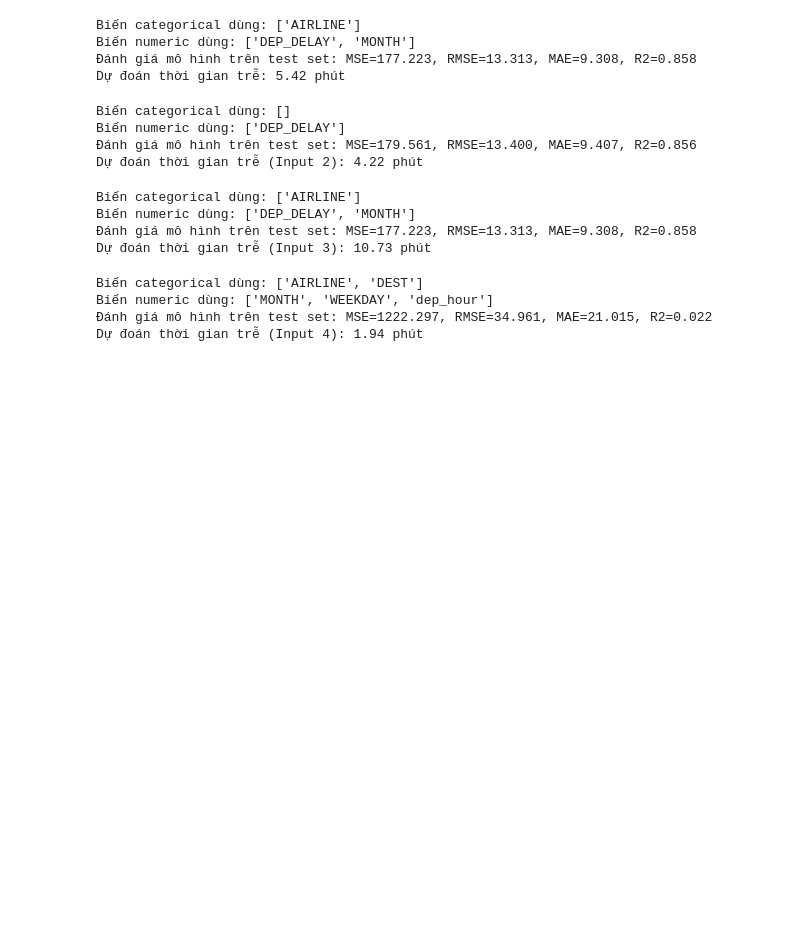
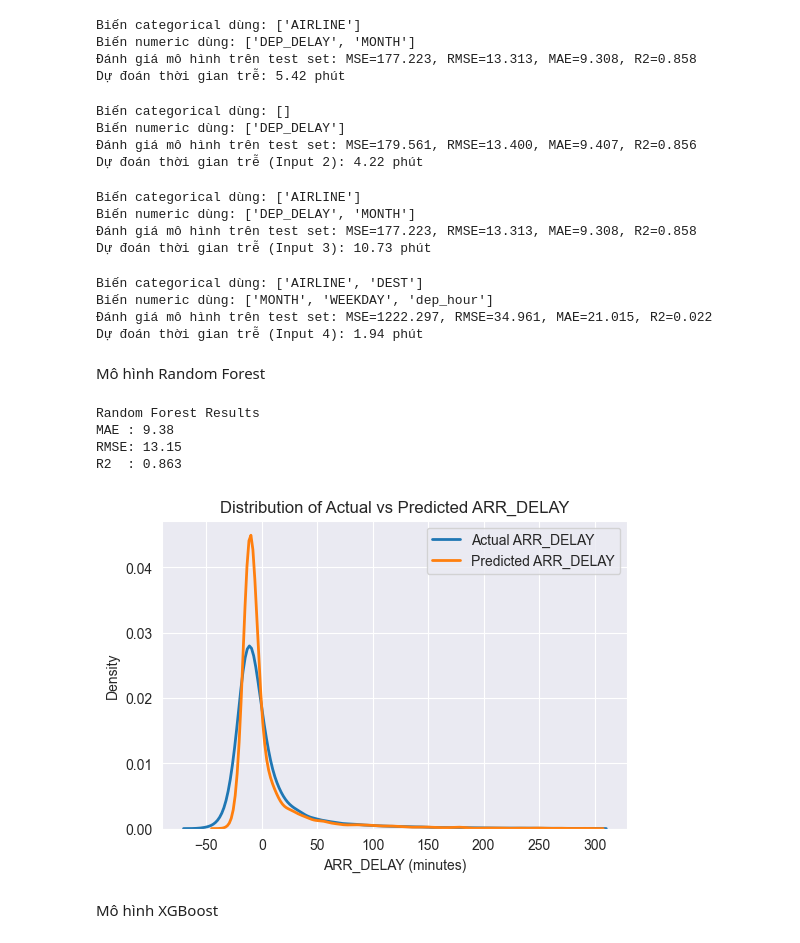
Before and after one commit to MinhPhi2504/IE313.Q12, a Jupyter notebook: flight.ipynb, the cells around one changed output. Drawn from its saved outputs; the diff is of its cells as text; code cells hidden in the pictures; blank space fills up the shorter version.

```diff
--- a/flight.ipynb
+++ b/flight.ipynb
@@ -1333,3 +1452,79 @@ Biến categorical dùng: ['AIRLINE', 'DEST']
 Biến numeric dùng: ['MONTH', 'WEEKDAY', 'dep_hour']
 Đánh giá mô hình trên test set: MSE=1222.297, RMSE=34.961, MAE=21.015, R2=0.022
 Dự đoán thời gian trễ (Input 4): 1.94 phút
+# %% [markdown]
+Mô hình Random Forest
+# %%
+from sklearn.ensemble import RandomForestRegressor
+# ===== Feature setup (giữ nguyên) =====
+cat_features = ["AIRLINE", "ORIGIN", "DEST"]
+num_features = ["MONTH", "WEEKDAY", "dep_hour", "DEP_DELAY"]
+
+df_small = df.sample(n=100_000, random_state=42)
+
+X = df_small[cat_features + num_features]
+y = df_small["ARR_DELAY"]
+
+X_train, X_test, y_train, y_test = train_test_split(
+    X, y, test_size=0.2, random_state=42
+)
+
+# ===== Preprocess (giữ nguyên) =====
+preprocess = ColumnTransformer(
+    transformers=[
+        ("cat", OneHotEncoder(handle_unknown="ignore"), cat_features),
+        ("num", StandardScaler(), num_features),
+    ]
+)
+
+# ===== Random Forest pipeline =====
+pipeline_rf = Pipeline(
+    steps=[
+        ("preprocess", preprocess),
+        ("model", RandomForestRegressor(
+            n_estimators=300,
+            max_depth=None,
+            min_samples_split=10,
+            min_samples_leaf=5,
+            random_state=42,
+            n_jobs=-1
+        ))
+    ]
+)
+
+# ===== Train =====
+pipeline_rf.fit(X_train, y_train)
+
+# ===== Predict =====
+y_pred = pipeline_rf.predict(X_test)
+
+# ===== Evaluate =====
+mae = mean_absolute_error(y_test, y_pred)
+rmse = np.sqrt(mean_squared_error(y_test, y_pred))
+r2 = r2_score(y_test, y_pred)
+
+print("Random Forest Results")
+print(f"MAE : {mae:.2f}")
+print(f"RMSE: {rmse:.2f}")
+print(f"R2  : {r2:.3f}")
+# %% [output]
+Random Forest Results
+MAE : 9.38
+RMSE: 13.15
+R2  : 0.863
+# %%
+plt.figure(figsize=(6, 4))
+
+sns.kdeplot(y, label="Actual ARR_DELAY", linewidth=2)
+sns.kdeplot(y_pred, label="Predicted ARR_DELAY", linewidth=2)
+
+plt.xlabel("ARR_DELAY (minutes)")
+plt.ylabel("Density")
+plt.title("Distribution of Actual vs Predicted ARR_DELAY")
+plt.legend()
+
+plt.show()
+# %% [output]
+[figure, added]
+# %% [markdown]
+Mô hình XGBoost
```
Also changed, not shown: parts of 12 cells of this notebook.
